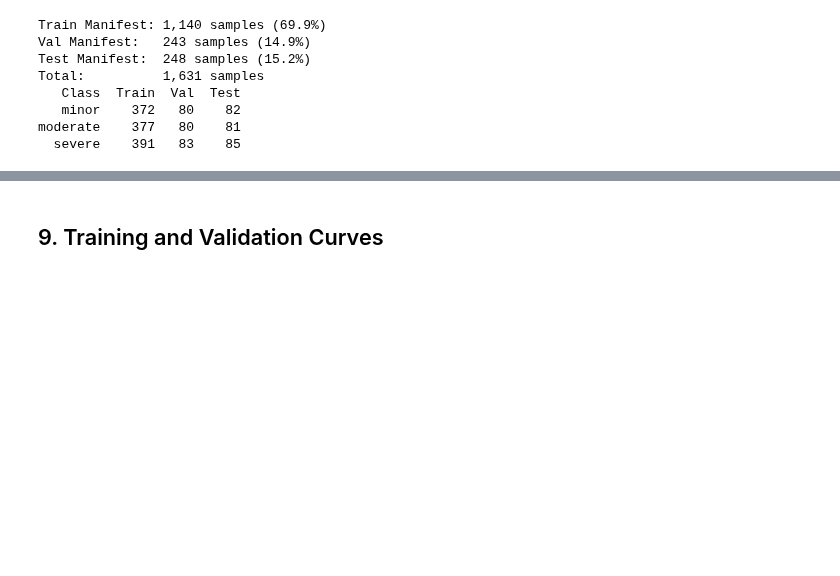
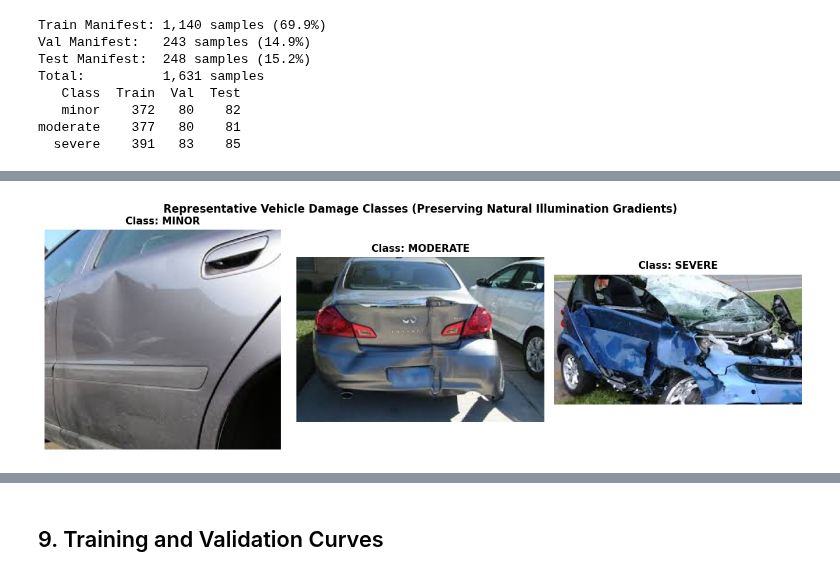
Before and after one commit to AmitavaDatta2004/NPN-Car-Insurance, a Jupyter notebook: notebooks/08_severity_vit_tiny_training.ipynb, the cells around one changed output, grey strips where cells are left out. Cells and saved outputs as stored; diff of their text form; code cells hidden in the pictures; blank space fills up the shorter version.

```diff
--- a/notebooks/08_severity_vit_tiny_training.ipynb
+++ b/notebooks/08_severity_vit_tiny_training.ipynb
@@ -251,16 +289,0 @@ DataLoader configured: batch_size=16, train_batches=72, val_batches=16
-# %%
-fig, axes = plt.subplots(2, 4, figsize=(14, 7))
-axes = axes.flatten()
-
-inv_norm = lambda t: (t * torch.tensor([0.229, 0.224, 0.225]).view(3, 1, 1) + torch.tensor([0.485, 0.456, 0.406]).view(3, 1, 1)).clamp(0, 1)
-
-for idx in range(8):
-    tensor, label_id = train_dataset[idx]
-    img_disp = inv_norm(tensor).permute(1, 2, 0).numpy()
-    axes[idx].imshow(img_disp)
-    axes[idx].set_title(f"{ID_TO_CLASS[label_id]} (ID: {label_id})", fontsize=11)
-    axes[idx].axis("off")
-
-plt.suptitle("Augmented Training Samples (ViT 224x224 Normalized)", fontsize=14, fontweight="bold")
-plt.tight_layout()
-plt.show()
@@ -414,0 +294,16 @@ Training Complete. Best Validation Macro F1: 0.6413 at Epoch 3
+# %%
+# Visual verification of natural damage representations across all classes
+sample_rows = [train_df[train_df["label"] == c].iloc[0] for c in SEVERITY_CLASSES]
+fig_demo, axes_demo = plt.subplots(1, 3, figsize=(12, 4))
+for idx, (row, cls_name) in enumerate(zip(sample_rows, SEVERITY_CLASSES)):
+    img_p = REPO_ROOT / row["image_path"]
+    im = Image.open(img_p).convert("RGB")
+    axes_demo[idx].imshow(im)
+    axes_demo[idx].set_title(f"Class: {cls_name.upper()}", fontsize=11, fontweight="bold")
+    axes_demo[idx].axis("off")
+
+plt.suptitle("Representative Vehicle Damage Classes (Preserving Natural Illumination Gradients)", fontsize=12, fontweight="bold")
+plt.tight_layout()
+plt.show()
+# %% [output]
+[figure, added]
```
Also changed, not shown: parts of 29 cells of this notebook.
